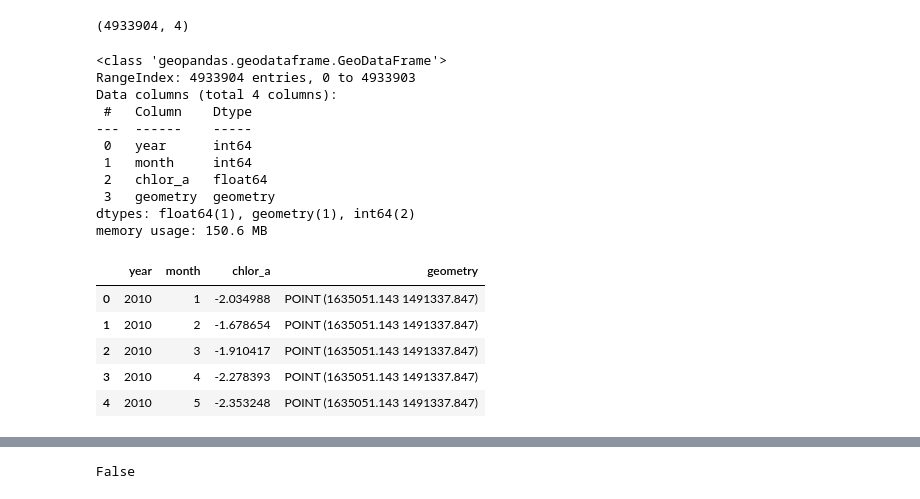
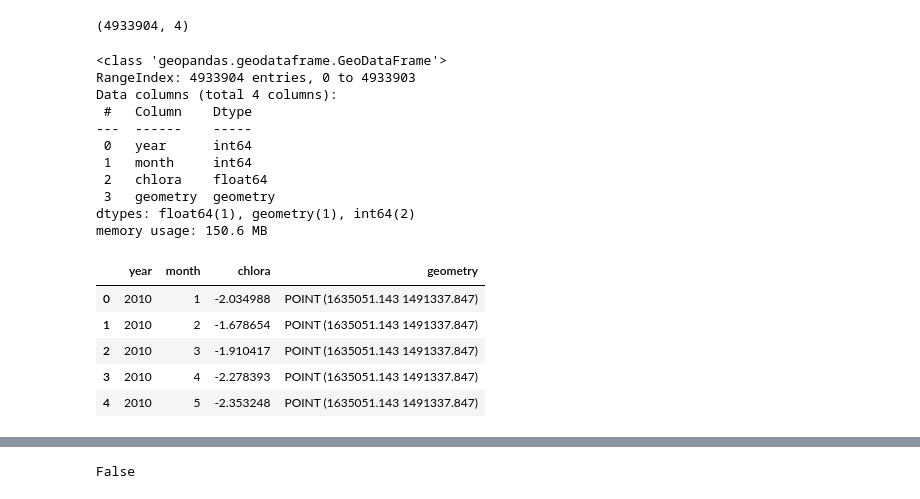
Before and after one commit to alexvmt/cholera_risk_modeling, a Jupyter notebook: create_train_and_test_set.ipynb, the cells around one changed output, grey strips where cells are left out. Cells and saved outputs as stored; diff of their text form; code cells hidden in the pictures.

```diff
--- a/create_train_and_test_set.ipynb
+++ b/create_train_and_test_set.ipynb
@@ -217,6 +251,6 @@ gc.collect()
 # %%
 path = '../data/chlorophyll_a_concentration'
 # %%
-file = 'monthly_chlor_a_'+str(years[0])+'.shp'
+file = 'monthly_chlora_'+str(years[0])+'.shp'
 # %%
-chlor_a = gpd.read_file(os.path.join(path, file))
+chlora = gpd.read_file(os.path.join(path, file))
@@ -225,5 +261,5 @@ chlor_a.crs == outbreaks.crs
 # %% [output]
 False
 # %%
-chlor_a = chlor_a.to_crs(epsg=7755)
+chlora = chlora.to_crs(epsg=7755)
 # %%
@@ -235,7 +271,7 @@ chlor_a.shape
 # %% [output]
 (4933904, 4)
 # %%
-chlor_a.info()
+chlora.info()
 # %% [output]
 <class 'geopandas.geodataframe.GeoDataFrame'>
 RangeIndex: 4933904 entries, 0 to 4933903
@@ -244,14 +280,14 @@ Data columns (total 4 columns):
 ---  ------    -----
  0   year      int64
  1   month     int64
- 2   chlor_a   float64
+ 2   chlora    float64
  3   geometry  geometry
 dtypes: float64(1), geometry(1), int64(2)
 memory usage: 150.6 MB
 # %%
-chlor_a.head()
+chlora.head()
 # %% [output]
-|  | year | month | chlor_a | geometry |
+|  | year | month | chlora | geometry |
 | 0 | 2010 | 1 | -2.034988 | POINT (1635051.143 1491337.847) |
 | 1 | 2010 | 2 | -1.678654 | POINT (1635051.143 1491337.847) |
 | 2 | 2010 | 3 | -1.910417 | POINT (1635051.143 1491337.847) |
```
Also changed, not shown: parts of 107 cells of this notebook.
